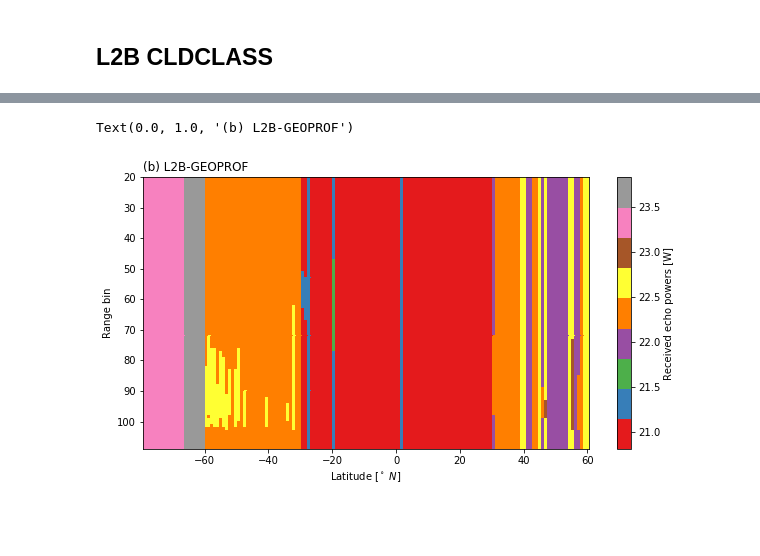
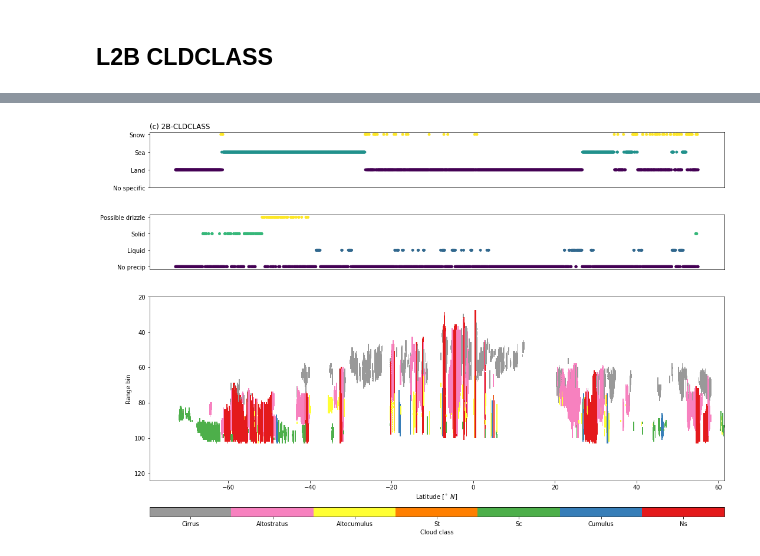
Before and after one commit to SEE-GEO/pansat, a Jupyter notebook: notebooks/products/cloud_sat.ipynb, the cells around one changed output, grey strips where cells are left out. Saved outputs shown, nothing was run; the diff lists cells and outputs as text; code cells hidden in the pictures; blank space fills up the shorter version.

Commit message:
Extended product description to handle custom preprocessing required for 2B-CLDCLASS product.

```diff
--- a/notebooks/products/cloud_sat.ipynb
+++ b/notebooks/products/cloud_sat.ipynb
@@ -118,22 +124,57 @@ Data variables:
-# %%
-%matplotlib inline
-import matplotlib.pyplot as plt
-from matplotlib.colors import Normalize
-
-start = 10000
-end = 25000
-stride = 100
-pwrs = dataset["cloud_scenario"][start:end:stride, 20:110] / 100.0
-lats = dataset["latitude"][start:end:stride]
-bins = dataset["bins"][20:110]
-
-plt.figure(figsize=(10, 5))
-plt.pcolormesh(lats, bins, pwrs.T, cmap="Set1")
-plt.colorbar(label="Received echo powers [W]")
-plt.gca().invert_yaxis()
-plt.xlabel(r"Latitude [$^\circ\ N$]")
-plt.ylabel("Range bin");
-plt.title("(b) L2B-GEOPROF", loc="left")
-# %% [output]
-Text(0.0, 1.0, '(b) L2B-GEOPROF')
-[figure, removed]
+# %%
+%matplotlib inline
+import matplotlib.pyplot as plt
+from matplotlib.colors import Normalize
+from matplotlib.gridspec import GridSpec
+import matplotlib.cm as cm
+import numpy as np
+
+start = 10000
+end = 25000
+stride = 10
+lats = dataset["latitude"][start:end:stride].data.astype(float)
+bins = dataset["bins"][20:].data.astype(float)
+cloud_class = dataset["cloud_class"][start:end:stride, 20:].data.astype(float)
+cloud_class_flag = dataset["cloud_class_flag"][start:end:stride, 20:].data.astype(float)
+cloud_class[cloud_class_flag == 0] = np.nan
+precip = dataset["precipitation_flag"][start:end:stride, -1].data.astype(float)
+ls_flag = dataset["land_sea_flag"][start:end:stride, -1].data.astype(float)
+
+f = plt.figure(figsize=(15, 10))
+gs = GridSpec(4, 1, height_ratios = [0.3, 0.3, 1.0, 0.05])
+
+#
+# Surface flag
+#
+ax = plt.subplot(gs[0])
+ax.scatter(lats, ls_flag, c=ls_flag, s=15)
+ax.set_yticks([0, 1, 2, 3])
+ax.set_yticklabels(["No specific", "Land", "Sea", "Snow"])
+ax.set_xticks([])
+ax.set_title("(c) 2B-CLDCLASS", loc="left")
+
+#
+# Precipitaiton flag
+#
+ax = plt.subplot(gs[1])
+ax.scatter(lats, precip, c=precip, s=15)
+ax.set_yticks([0, 1, 2, 3])
+ax.set_yticklabels(["No precip", "Liquid", "Solid", "Possible drizzle"])
+ax.set_xticks([])
+
+#
+# Cloud classes
+#
+ax = plt.subplot(gs[2])
+sm = ax.pcolormesh(lats, bins, cloud_class.T, cmap=cm.get_cmap("Set1_r", 7))
+ax.invert_yaxis()
+ax.set_xlabel(r"Latitude [$^\circ\ N$]")
+ax.set_ylabel("Range bin");
+
+ax = plt.subplot(gs[3])
+ticks = [1.5, 2.5, 3.5, 4.5, 5.5, 6.5, 7.5]
+plt.colorbar(sm, cax=ax, label="Cloud class", orientation="horizontal", ticks=ticks)
+ax.set_xticklabels( ["Cirrus", "Altostratus", "Altocumulus", "St", "Sc", "Cumulus", "Ns", "Deep Convection"])
+plt.tight_layout()
+# %% [output]
+[figure, added]
```
Also changed, not shown: parts of 3 cells of this notebook, 4 other files.
